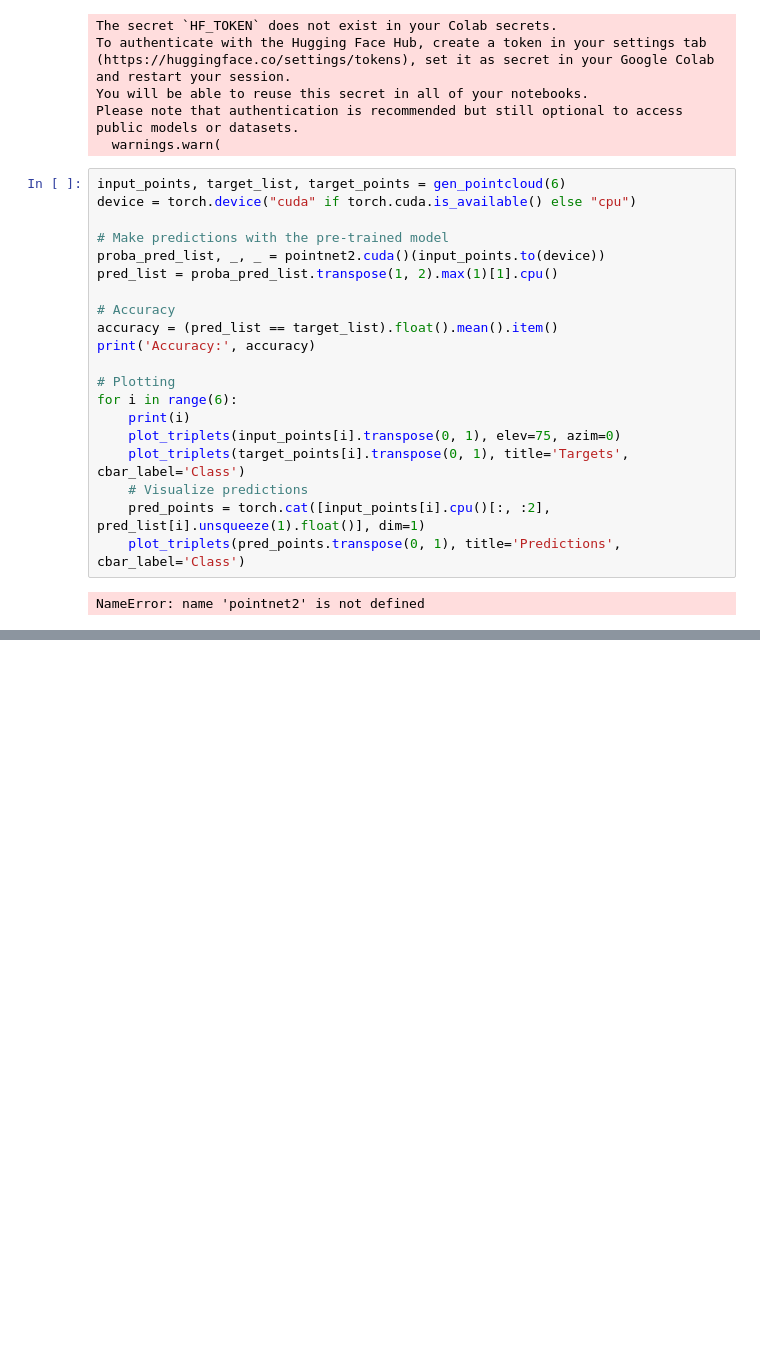
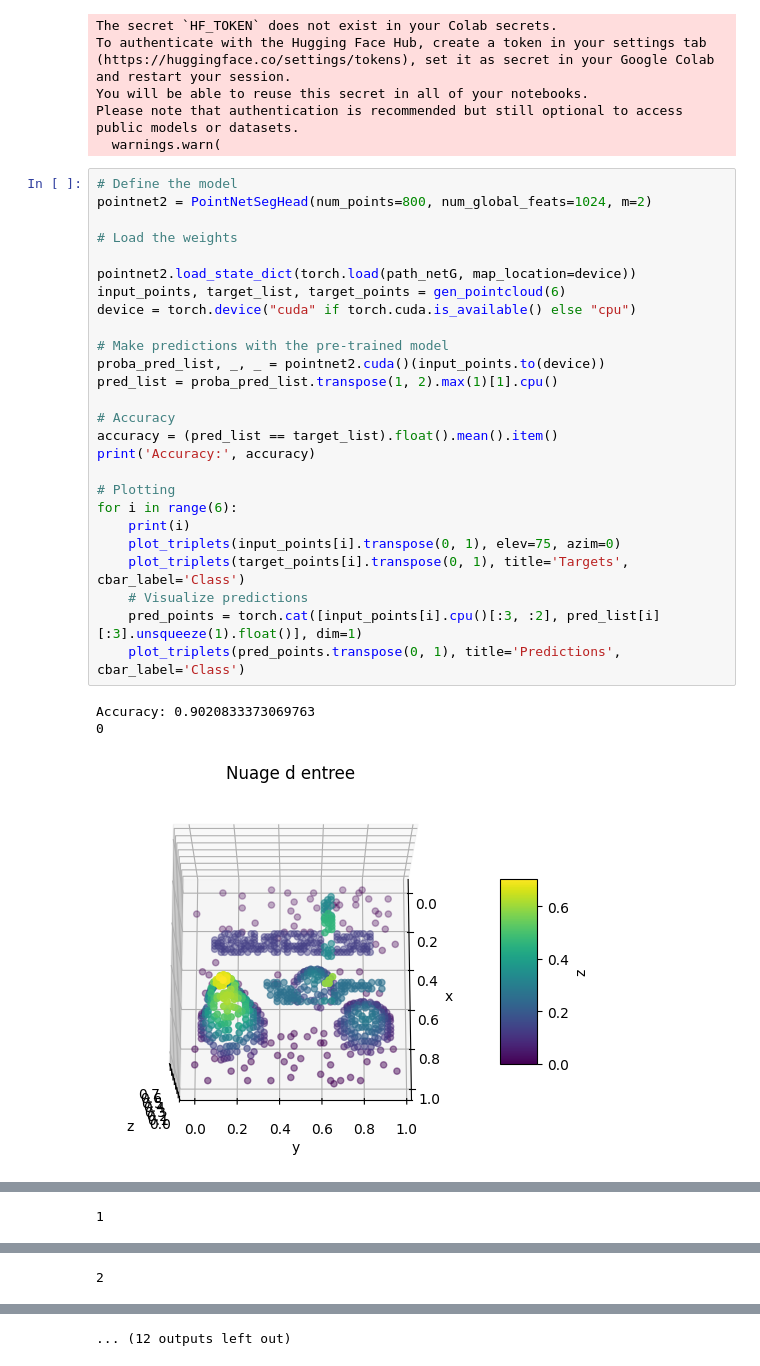
Before and after one commit to cutiepie1011/exam_2025, a Jupyter notebook: notebooks/probleme2.ipynb, the cells around one changed output, grey strips where cells are left out. Cells and saved outputs as stored; diff of their text form; blank space fills up the shorter version.

```diff
--- a/notebooks/probleme2.ipynb
+++ b/notebooks/probleme2.ipynb
@@ -348,24 +348,32 @@ You will be able to reuse this secret in all of your notebooks.
 Please note that authentication is recommended but still optional to access public models or datasets.
   warnings.warn(
 # %%
+# Define the model
+pointnet2 = PointNetSegHead(num_points=800, num_global_feats=1024, m=2)
+
+# Load the weights
+
+pointnet2.load_state_dict(torch.load(path_netG, map_location=device))
 input_points, target_list, target_points = gen_pointcloud(6)
 device = torch.device("cuda" if torch.cuda.is_available() else "cpu")
 
 # Make predictions with the pre-trained model
 proba_pred_list, _, _ = pointnet2.cuda()(input_points.to(device))
 pred_list = proba_pred_list.transpose(1, 2).max(1)[1].cpu()
 
 # Accuracy
 accuracy = (pred_list == target_list).float().mean().item()
 print('Accuracy:', accuracy)
 
 # Plotting
 for i in range(6):
     print(i)
     plot_triplets(input_points[i].transpose(0, 1), elev=75, azim=0)
     plot_triplets(target_points[i].transpose(0, 1), title='Targets', cbar_label='Class')
     # Visualize predictions
-    pred_points = torch.cat([input_points[i].cpu()[:, :2], pred_list[i].unsqueeze(1).float()], dim=1)
+    pred_points = torch.cat([input_points[i].cpu()[:3, :2], pred_list[i][:3].unsqueeze(1).float()], dim=1)
     plot_triplets(pred_points.transpose(0, 1), title='Predictions', cbar_label='Class')
 # %% [output]
-NameError: name 'pointnet2' is not defined
+Accuracy: 0.9020833373069763
+0
+[figure, added]
@@ -371,0 +382 @@ NameError: name 'pointnet2' is not defined
+1
@@ -371,0 +386 @@ NameError: name 'pointnet2' is not defined
+2
@@ -371,0 +390 @@ NameError: name 'pointnet2' is not defined
+... (12 outputs left out)
```
Also changed, not shown: parts of 1 cell of this notebook.
